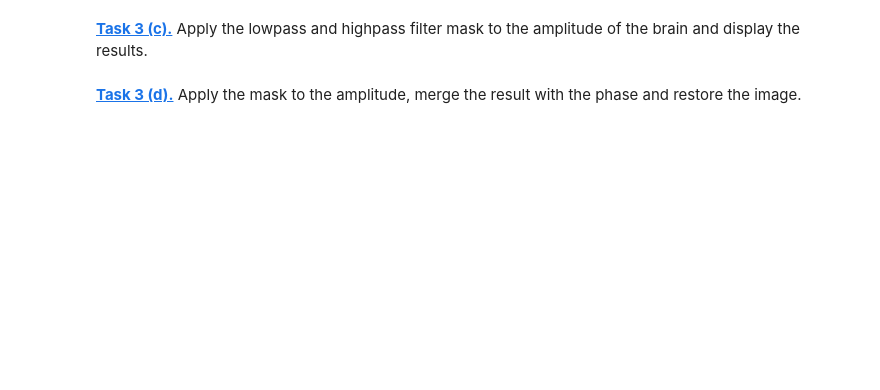
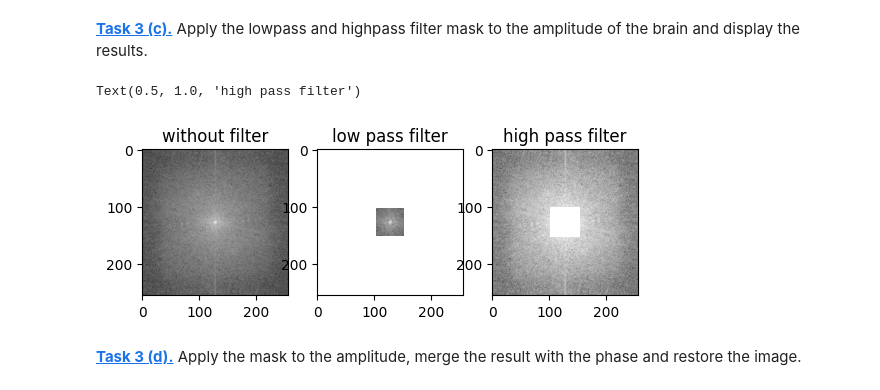
Before and after one commit to UweBuchwaldo/BioinfoRohr, a Jupyter notebook: fourier.ipynb, the cells around one changed output. Cells and saved outputs as stored; diff of their text form; code cells hidden in the pictures; blank space fills up the shorter version.

```diff
--- a/fourier.ipynb
+++ b/fourier.ipynb
@@ -143,4 +181,25 @@ filter_window_size = 50
 # %% [markdown]
 **[Task 3 (c).]()** Apply the lowpass and highpass filter mask to the amplitude of the brain and display the results.
+# %%
+# array_zeros = low pass filter
+low_pass_brain_amp = shift_amplitude_brain * array_zeros
+high_pass_brain_amp = shift_amplitude_brain * high_pass_filter
+
+plt.figure()
+
+plt.subplot(1, 3, 1)
+plt.imshow(np.log(shift_amplitude_brain), 'gray')
+plt.title('without filter')
+
+plt.subplot(1, 3 , 2)
+plt.imshow(np.log(low_pass_brain_amp), 'gray')
+plt.title('low pass filter')
+
+plt.subplot(1, 3 , 3)
+plt.imshow(np.log(high_pass_brain_amp), 'gray')
+plt.title('high pass filter')
+# %% [output]
+Text(0.5, 1.0, 'high pass filter')
+[figure, added]
 # %% [markdown]
 **[Task 3 (d).]()** Apply the mask to the amplitude, merge the result with the phase and restore the image.
```
Also changed, not shown: parts of 4 cells of this notebook, 1 other file.
